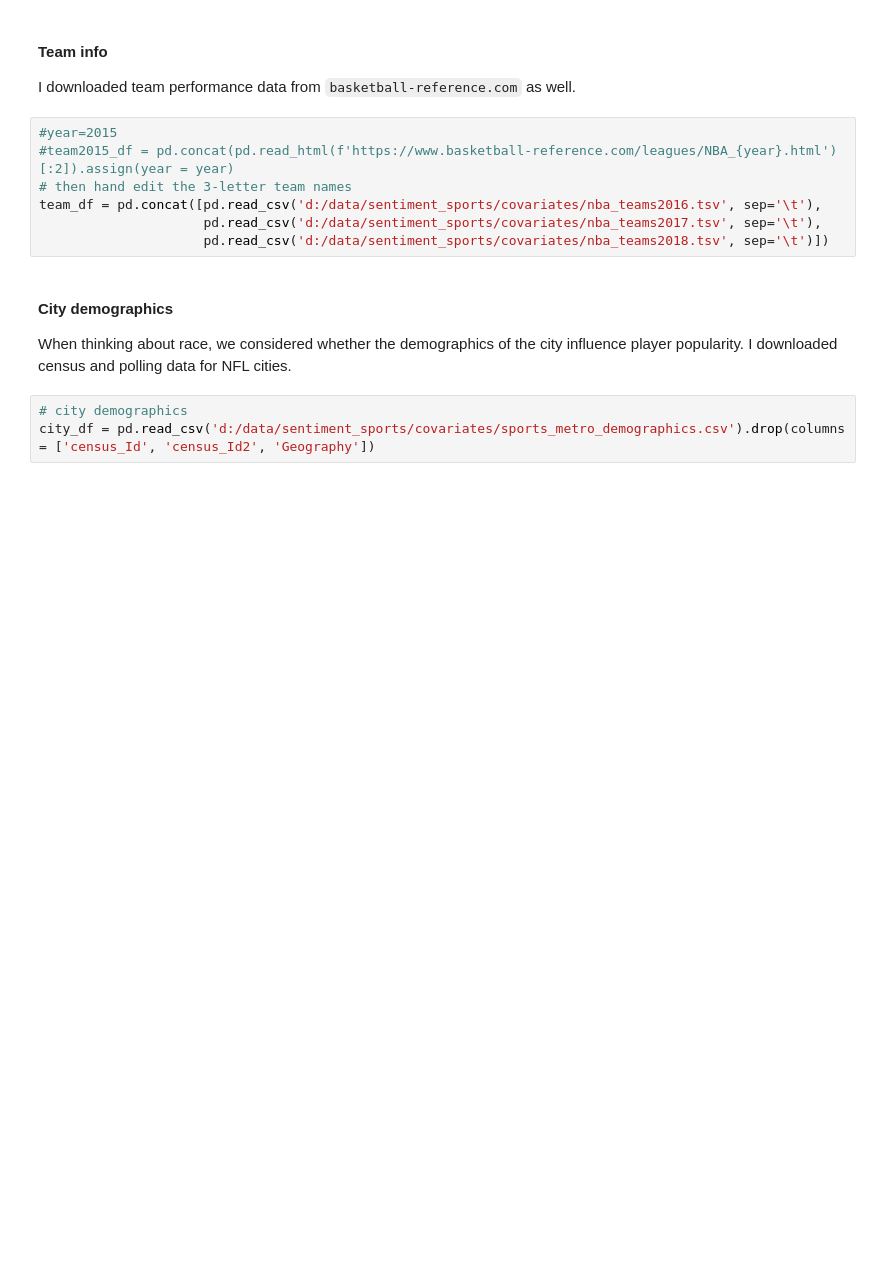
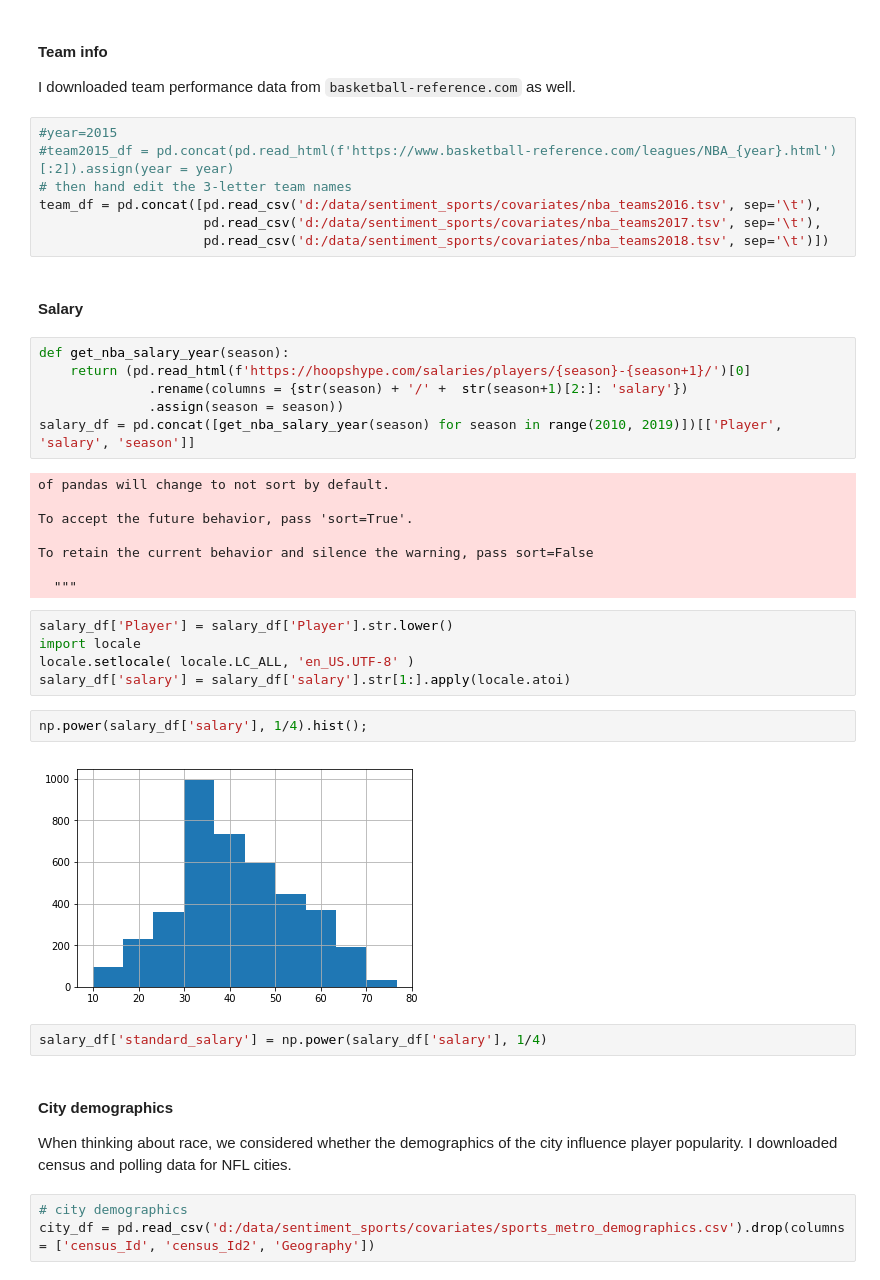
Before and after one commit to map222/trailofpapers, a Jupyter notebook: sentiment_sports/nba-sentiment.ipynb, the cells around one changed output. Drawn from its saved outputs; the diff is of its cells as text; blank space fills up the shorter version.

```diff
--- a/sentiment_sports/nba-sentiment.ipynb
+++ b/sentiment_sports/nba-sentiment.ipynb
@@ -120,6 +134,33 @@ I downloaded team performance data from `basketball-reference.com` as well.
 team_df = pd.concat([pd.read_csv('d:/data/sentiment_sports/covariates/nba_teams2016.tsv', sep='\t'),
                      pd.read_csv('d:/data/sentiment_sports/covariates/nba_teams2017.tsv', sep='\t'),
                      pd.read_csv('d:/data/sentiment_sports/covariates/nba_teams2018.tsv', sep='\t')])
+# %% [markdown]
+#### Salary
+# %%
+def get_nba_salary_year(season):
+    return (pd.read_html(f'https://hoopshype.com/salaries/players/{season}-{season+1}/')[0]
+              .rename(columns = {str(season) + '/' +  str(season+1)[2:]: 'salary'})
+              .assign(season = season))
+salary_df = pd.concat([get_nba_salary_year(season) for season in range(2010, 2019)])[['Player', 'salary', 'season']]
+# %% [output]
+of pandas will change to not sort by default.
+
+To accept the future behavior, pass 'sort=True'.
+
+To retain the current behavior and silence the warning, pass sort=False
+
+  """
+# %%
+salary_df['Player'] = salary_df['Player'].str.lower()
+import locale
+locale.setlocale( locale.LC_ALL, 'en_US.UTF-8' )
+salary_df['salary'] = salary_df['salary'].str[1:].apply(locale.atoi)
+# %%
+np.power(salary_df['salary'], 1/4).hist();
+# %% [output]
+[figure, added]
+# %%
+salary_df['standard_salary'] = np.power(salary_df['salary'], 1/4)
 # %% [markdown]
 #### City demographics
 When thinking about race, we considered whether the demographics of the city influence player popularity. I downloaded census and polling data for NFL cities.
```
Also changed, not shown: parts of 13 cells of this notebook, 3 other files.
